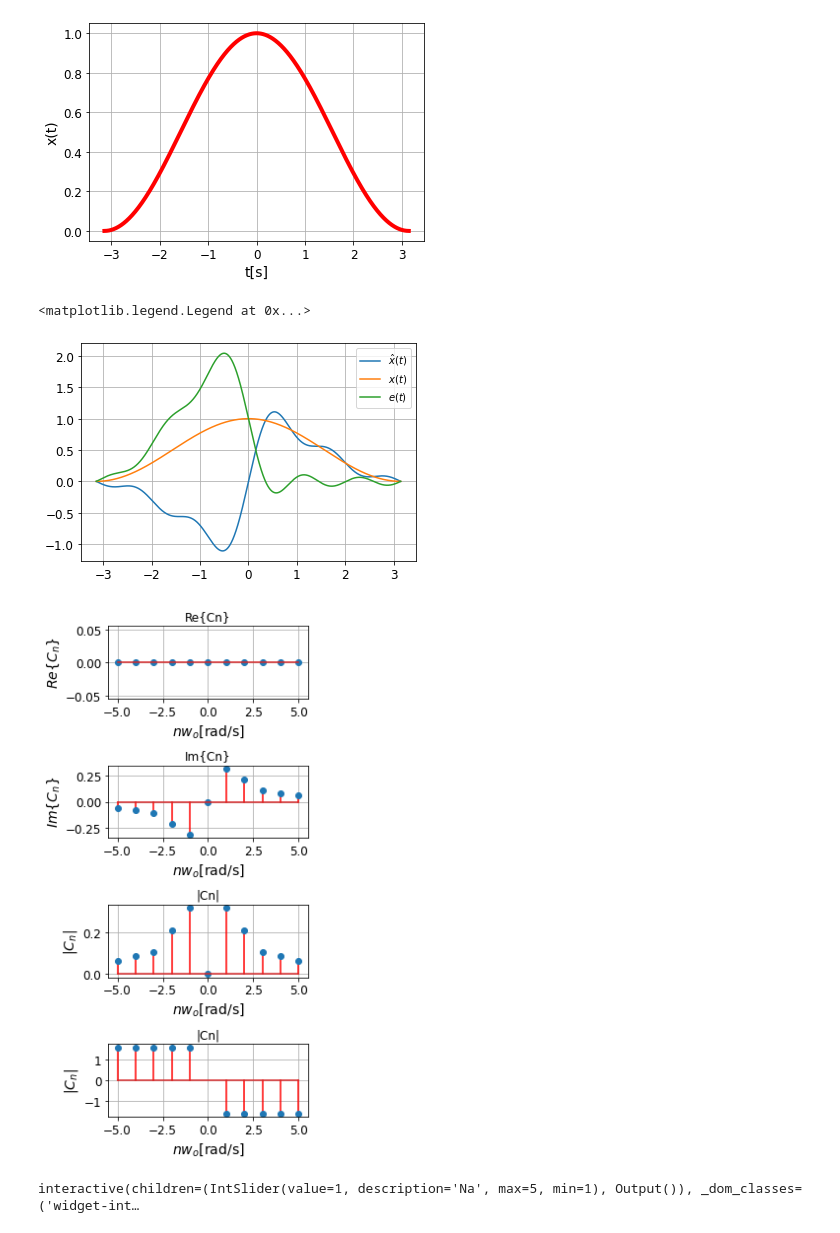
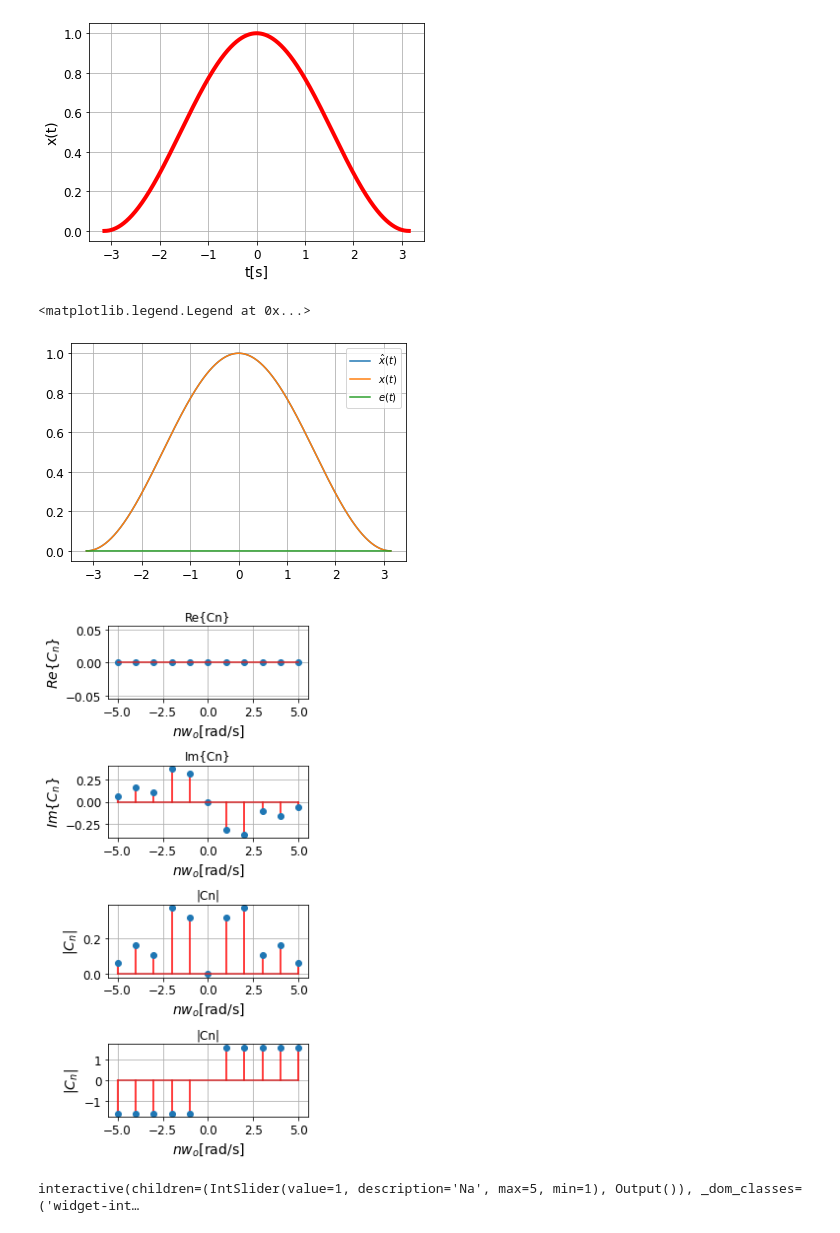
Before and after one commit to sejaramillotr/Taller-2, a Jupyter notebook: Taller_2.ipynb, the cells around one changed output. Drawn from its saved outputs; the diff is of its cells as text; code cells hidden in the pictures.

```diff
--- a/Taller_2.ipynb
+++ b/Taller_2.ipynb
@@ -742,0 +752,8 @@ E_r[\%]=\biggr(1-\frac{6}{\pi^2}(1.463611111)\biggr)*100=11.02\%\\
+# %%
+import sympy as sym
+from sympy import integrate
+
+
+t, n= sym.symbols('t n', real=True)
+T=((sym.cos(t/2))**2)*(sym.sin(n*t)-1j*sym.sin(n*t))/(2*np.pi)
+sym.integrate(T, (t,-sym.pi,sym.pi))
@@ -773,23 +794,22 @@ wo = 2*np.pi/T # frecuencia fundamental
 # %% definir bases
 cn = np.zeros(2*N+1,dtype=np.complex_)
 nv = np.linspace(-N, N, 2*N+1) #vector num armónicos
-Cn = (2*nv**2+(-1)**nv-1)*(-1j)/(2*nv*np.pi*(nv**2-1))
-Cn[N] = 0
-Cn[N+1] = -1j/np.pi
-Cn[N-1] = 1j/np.pi
+cn[N] = 0.5
+cn[N+1] = 0.25
+cn[N-1] = 0.25
 phin = np.zeros((Li,2*N+1),dtype=np.complex_)
 for n in range(-N,N+1,1):
     phin[:,n+N] = np.exp(1j*n*wo*tv)
 # %%
-X = phin @ Cn  #producto matricial para calcular componentes espectrales phin.dot(Cn)
+X = phin @ cn  #producto matricial para calcular componentes espectrales phin.dot(Cn)
 plt.plot(tv,X,label = '$\hat{x}(t)$')
 plt.plot(tv,x,label = '$x(t)$')
 plt.plot(tv,x-X,label = '$e(t)$')
 plt.grid()
 plt.legend()
 # %% [output]
 <matplotlib.legend.Legend at 0x...>
-[figure, old version]
+[figure, new version]
 # %%
 fig = plt.figure(figsize=(4,8))
 plt.subplot(4,1,1)
@@ -826,7 +846,7 @@ plt.grid()
 
 fig.tight_layout()
 # %% [output]
-[figure, old version]
+[figure, new version]
 # %%
 from ipywidgets import interact,IntSlider
 Px = 3/8 # estimar según señal estudiada
```
Also changed, not shown: parts of 3 cells of this notebook.
